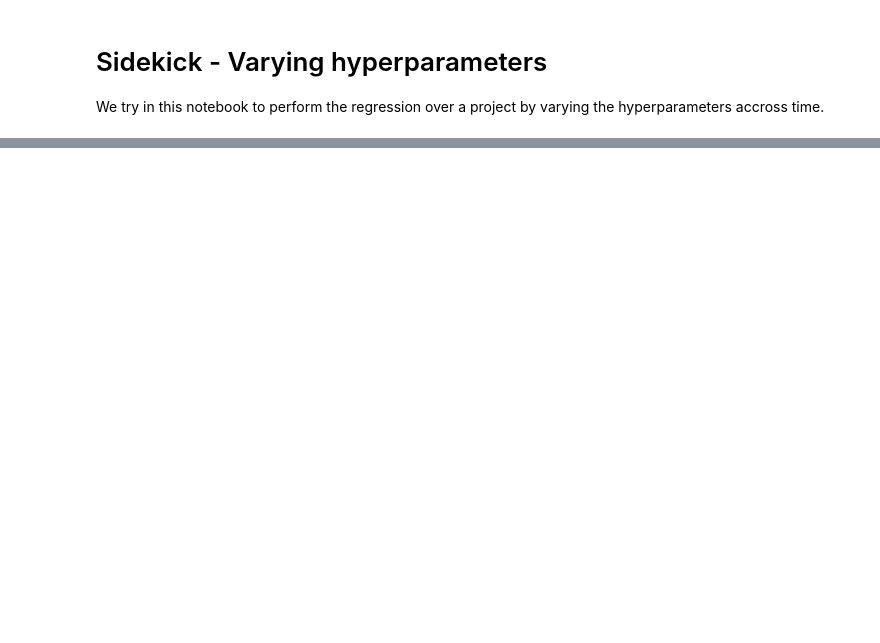
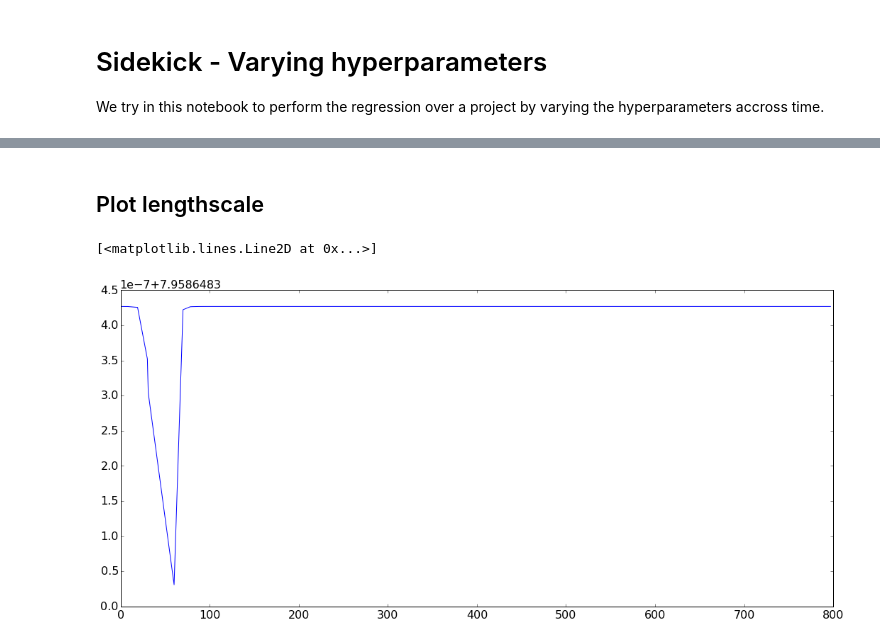
Before and after one commit to vicow/gaussian-process, a Jupyter notebook: notebooks/sidekick-varying-hyperparameters.ipynb, the cells around one changed output, grey strips where cells are left out. Saved outputs shown, nothing was run; the diff lists cells and outputs as text; code cells hidden in the pictures; blank space fills up the shorter version.

```diff
--- a/notebooks/sidekick-varying-hyperparameters.ipynb
+++ b/notebooks/sidekick-varying-hyperparameters.ipynb
@@ -50,0 +75,14 @@ Data loaded.
+# %% [markdown]
+## Plot lengthscale
+# %%
+def l_tanh(x, l1, l2, lw, x0):
+    return 0.5 * (l1+l2) - 0.5 * (l1 - l2)* np.tanh((x - x0) / lw)
+
+def l_gauss(x, l1, l2, lw, x0):
+    return l1 - (l1 - l2) * np.exp(-4*np.log(2 * ((x - x0)**2) / (lw**2)))
+
+x = np.arange(0, 1000)
+plt.plot(x_train, l_gauss(x_train, l1, l2, lw, x0))
+# %% [output]
+[<matplotlib.lines.Line2D at 0x...>]
+[figure, added]
```
Also changed, not shown: parts of 10 cells of this notebook, 5 other files.
